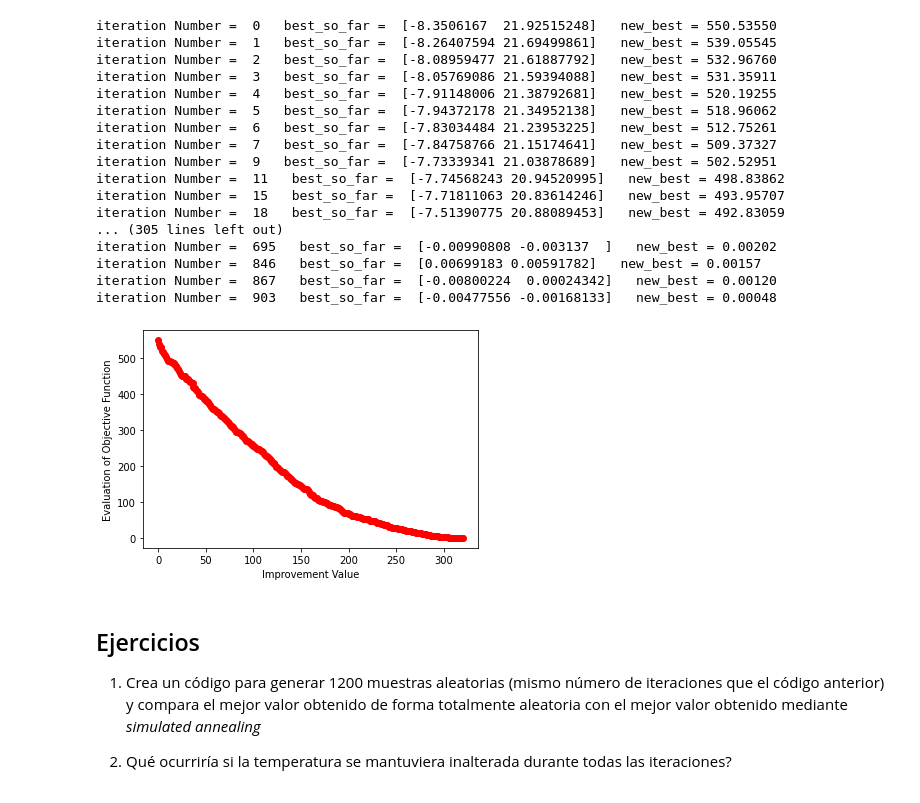
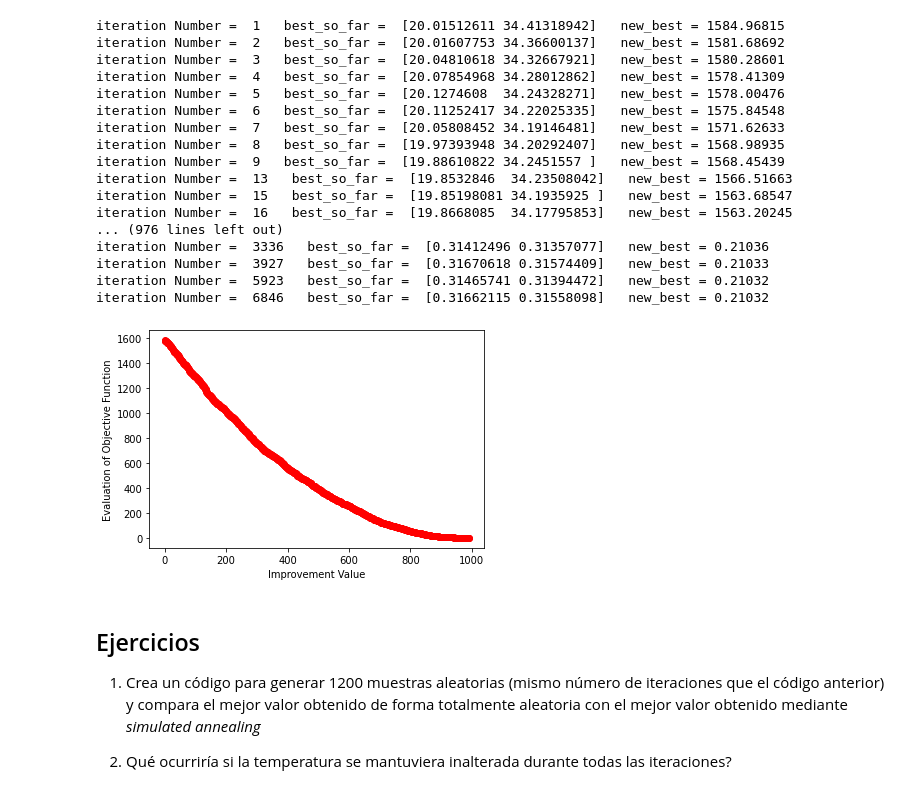
Before and after one commit to cayetanoguerra/cayetanoguerra.github.io, a Jupyter notebook: ia/nbpy/sa.ipynb, the cells around one changed output. Cells and saved outputs as stored; diff of their text form; code cells hidden in the pictures.

```diff
--- a/ia/nbpy/sa.ipynb
+++ b/ia/nbpy/sa.ipynb
@@ -54,55 +54,55 @@ def sa(objective, area, iterations, step_size, temperature):
 
         # calculate Metropolis Acceptance Criterion / Acceptance Probability
         mac = exp(difference / t)
 
         # check whether the new point is acceptable
-        if difference > 0 or rand() < mac:
+        if difference > 0 : #or rand() < mac:
             mia_start_point, mia_start_eval = mia_step, mia_step_eval
 
     return [start_point, start_point_eval, outputs]
 
-seed(1)
+seed(666)
 
 # define the area of the search space
 # area = asarray([[-6.0, 6.0]])
 area = asarray([[-50.0, 50.0],[-50.0, 50.0]])
 
 # initial temperature
 temperature = 12
 
 # define the total no. of iterations
-iterations = 1200
+iterations = 12000
 
 # define maximum step_size
-step_size = 0.1
+step_size = 0.05
 
 # perform the simulated annealing search
 start_point, output, outputs = sa(objective, area, iterations, step_size, temperature)
 
 #plotting the values
 pyplot.plot(outputs, 'ro-')
 pyplot.xlabel('Improvement Value')
 pyplot.ylabel('Evaluation of Objective Function')
 pyplot.show()
 # %% [output]
-iteration Number =  0   best_so_far =  [-8.3506167  21.92515248]   new_best = 550.53550
-iteration Number =  1   best_so_far =  [-8.26407594 21.69499861]   new_best = 539.05545
-iteration Number =  2   best_so_far =  [-8.08959477 21.61887792]   new_best = 532.96760
-iteration Number =  3   best_so_far =  [-8.05769086 21.59394088]   new_best = 531.35911
-iteration Number =  4   best_so_far =  [-7.91148006 21.38792681]   new_best = 520.19255
-iteration Number =  5   best_so_far =  [-7.94372178 21.34952138]   new_best = 518.96062
-iteration Number =  6   best_so_far =  [-7.83034484 21.23953225]   new_best = 512.75261
-iteration Number =  7   best_so_far =  [-7.84758766 21.15174641]   new_best = 509.37327
-iteration Number =  9   best_so_far =  [-7.73339341 21.03878689]   new_best = 502.52951
-iteration Number =  11   best_so_far =  [-7.74568243 20.94520995]   new_best = 498.83862
-iteration Number =  15   best_so_far =  [-7.71811063 20.83614246]   new_best = 493.95707
-iteration Number =  18   best_so_far =  [-7.51390775 20.88089453]   new_best = 492.83059
-... (305 lines left out)
-iteration Number =  695   best_so_far =  [-0.00990808 -0.003137  ]   new_best = 0.00202
-iteration Number =  846   best_so_far =  [0.00699183 0.00591782]   new_best = 0.00157
-iteration Number =  867   best_so_far =  [-0.00800224  0.00024342]   new_best = 0.00120
-iteration Number =  903   best_so_far =  [-0.00477556 -0.00168133]   new_best = 0.00048
+iteration Number =  1   best_so_far =  [20.01512611 34.41318942]   new_best = 1584.96815
+iteration Number =  2   best_so_far =  [20.01607753 34.36600137]   new_best = 1581.68692
+iteration Number =  3   best_so_far =  [20.04810618 34.32667921]   new_best = 1580.28601
+iteration Number =  4   best_so_far =  [20.07854968 34.28012862]   new_best = 1578.41309
+iteration Number =  5   best_so_far =  [20.1274608  34.24328271]   new_best = 1578.00476
+iteration Number =  6   best_so_far =  [20.11252417 34.22025335]   new_best = 1575.84548
+iteration Number =  7   best_so_far =  [20.05808452 34.19146481]   new_best = 1571.62633
+iteration Number =  8   best_so_far =  [19.97393948 34.20292407]   new_best = 1568.98935
+iteration Number =  9   best_so_far =  [19.88610822 34.2451557 ]   new_best = 1568.45439
+iteration Number =  13   best_so_far =  [19.8532846  34.23508042]   new_best = 1566.51663
+iteration Number =  15   best_so_far =  [19.85198081 34.1935925 ]   new_best = 1563.68547
+iteration Number =  16   best_so_far =  [19.8668085  34.17795853]   new_best = 1563.20245
+... (976 lines left out)
+iteration Number =  3336   best_so_far =  [0.31412496 0.31357077]   new_best = 0.21036
+iteration Number =  3927   best_so_far =  [0.31670618 0.31574409]   new_best = 0.21033
+iteration Number =  5923   best_so_far =  [0.31465741 0.31394472]   new_best = 0.21032
+iteration Number =  6846   best_so_far =  [0.31662115 0.31558098]   new_best = 0.21032
-[figure, old version]
+[figure, new version]
 # %% [markdown]
 ## Ejercicios
 
```
Also changed, not shown: 1 other file.
